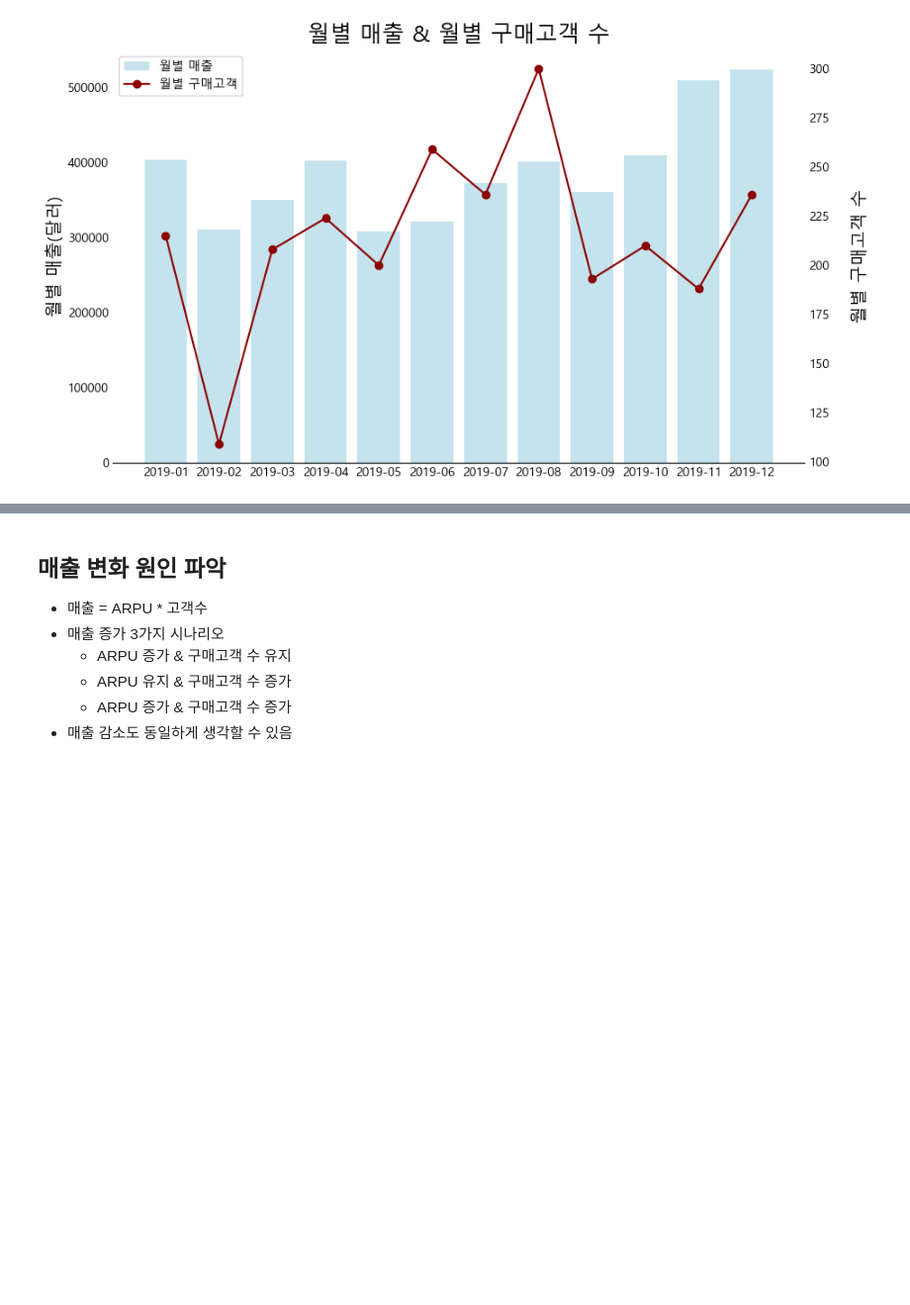
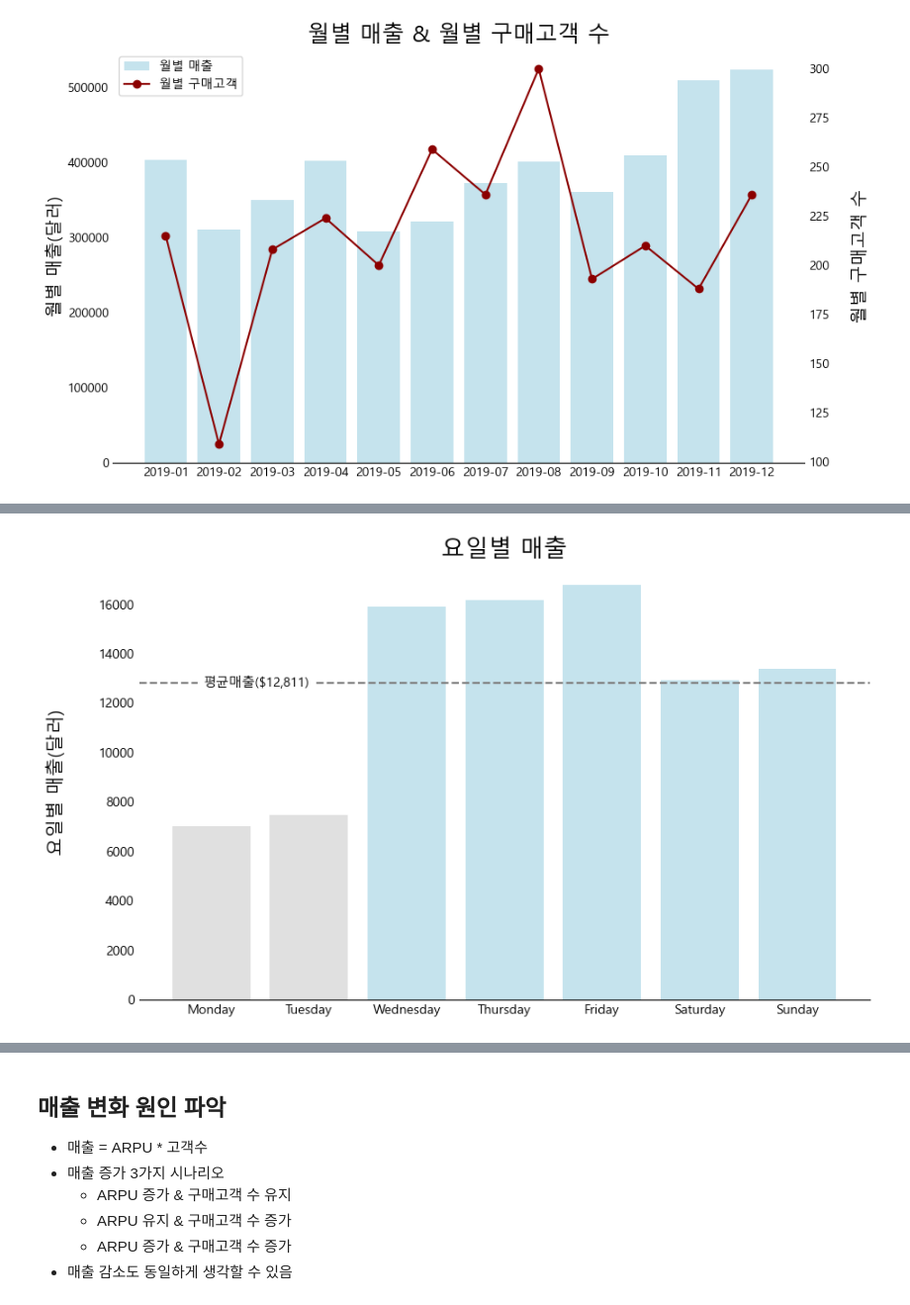
Before and after one commit to buzziru/ML_COMMERCE, a Jupyter notebook: eda/01_First Look_매출분석.ipynb, the cells around one changed output, grey strips where cells are left out. Shown at 99% size. Cells and saved outputs as stored; diff of their text form; code cells hidden in the pictures; blank space fills up the shorter version.

```diff
--- a/eda/01_First Look_매출분석.ipynb
+++ b/eda/01_First Look_매출분석.ipynb
@@ -278,0 +304,21 @@ plt.show()
+# %%
+sql = '''
+SELECT
+    DAYNAME(TransactionDate) AS 요일,
+    ROUND(SUM(매출) / COUNT(DISTINCT TransactionDate), 2) AS 요일별_평균_매출
+FROM (
+    SELECT
+        CustomerID,
+        TransactionDate,
+        SUM(Quantity * AverageAmount) AS 매출
+    FROM
+        sales
+    GROUP BY
+        CustomerID, TransactionDate
+) AS 매출_합계
+GROUP BY 요일
+ORDER BY WEEKDAY(TransactionDate);
+;
+'''
+week_sale = show_sql_result(sql)
+week_sale
@@ -278,0 +334,25 @@ plt.show()
+# %%
+요일별매출평균 = week_sale.요일별_평균_매출.mean()
+colors = ['lightblue' if 매출 >= 요일별매출평균 else 'lightgray' for 매출 in week_sale.요일별_평균_매출]
+plt.figure(figsize=(10, 6))
+
+ax1 = plt.gca()
+ax1.bar(week_sale.요일, week_sale.요일별_평균_매출, color=colors, alpha=0.7, label='월별 매출')
+ax1.set_ylabel('요일별 매출(달러)', fontsize=14)
+
+ax1.axhline(요일별매출평균, color='grey', linewidth=1.5, linestyle='--', label='평균 매출')
+ax1.text(1, 요일별매출평균, f'평균매출(${int(요일별매출평균):,})', va='center', ha='right', backgroundcolor='w')
+
+ax1.yaxis.set_tick_params(size=0)
+ax1.xaxis.set_tick_params(size=0)
+
+ax1.spines['top'].set_visible(False)
+ax1.spines['left'].set_visible(False)
+ax1.spines['right'].set_visible(False)
+
+ax1.yaxis.set_label_coords(-0.1, 0.5)
+
+plt.title('요일별 매출', fontsize=18)
+plt.show()
+# %% [output]
+[figure, added]
```
Also changed, not shown: parts of 4 cells of this notebook.
